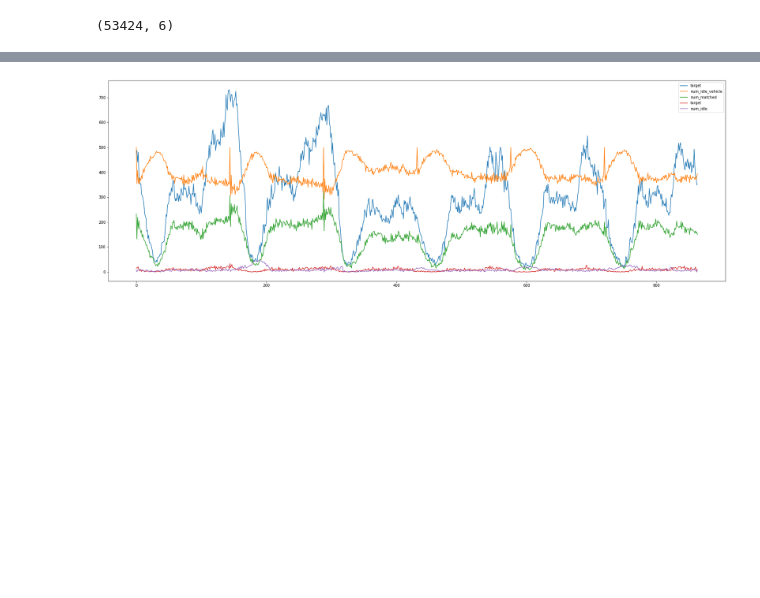
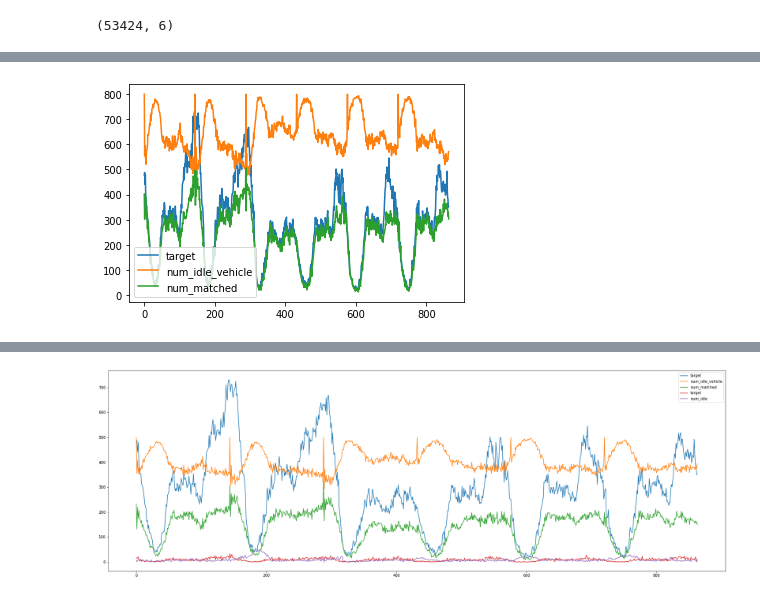
Before and after one commit to kex5n/Vehicles-Dispatch-Simulator, a Jupyter notebook: notebook/analize_test_data.ipynb, the cells around one changed output, grey strips where cells are left out. Drawn from its saved outputs; the diff is of its cells as text; code cells hidden in the pictures; blank space fills up the shorter version.

```diff
--- a/notebook/analize_test_data.ipynb
+++ b/notebook/analize_test_data.ipynb
@@ -64,0 +81,12 @@ plt.show()
+# %%
+df_tmp = pd.read_csv("../outputs/tmp/match_check.csv")
+df3 = pd.merge(left=df2, right=df_tmp, on=["GridID", "day", "hour", "minute"])
+
+tmp3 = df3[["day", "hour", "minute", "target", "num_idle_vehicle", "num_matched"]].groupby(["day", "hour", "minute"]).sum()
+plt.plot(list(range(len(tmp3))), tmp3["target"], label="target")
+plt.plot(list(range(len(tmp3))), tmp3["num_idle_vehicle"], label="num_idle_vehicle")
+plt.plot(list(range(len(tmp3))), tmp3["num_matched"], label="num_matched")
+plt.legend()
+plt.show()
+# %% [output]
+[figure, added]
```
Also changed, not shown: parts of 11 cells of this notebook, 7 other files.
